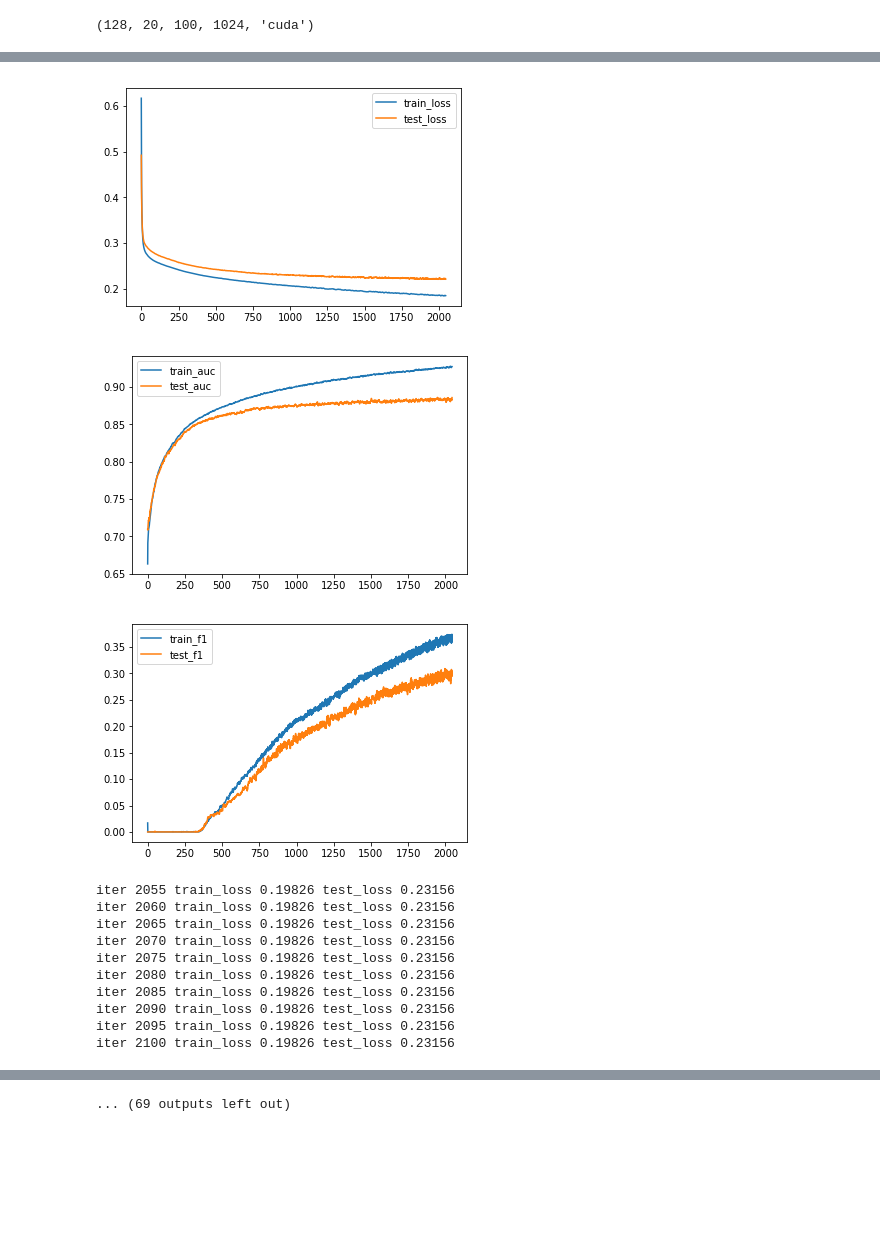
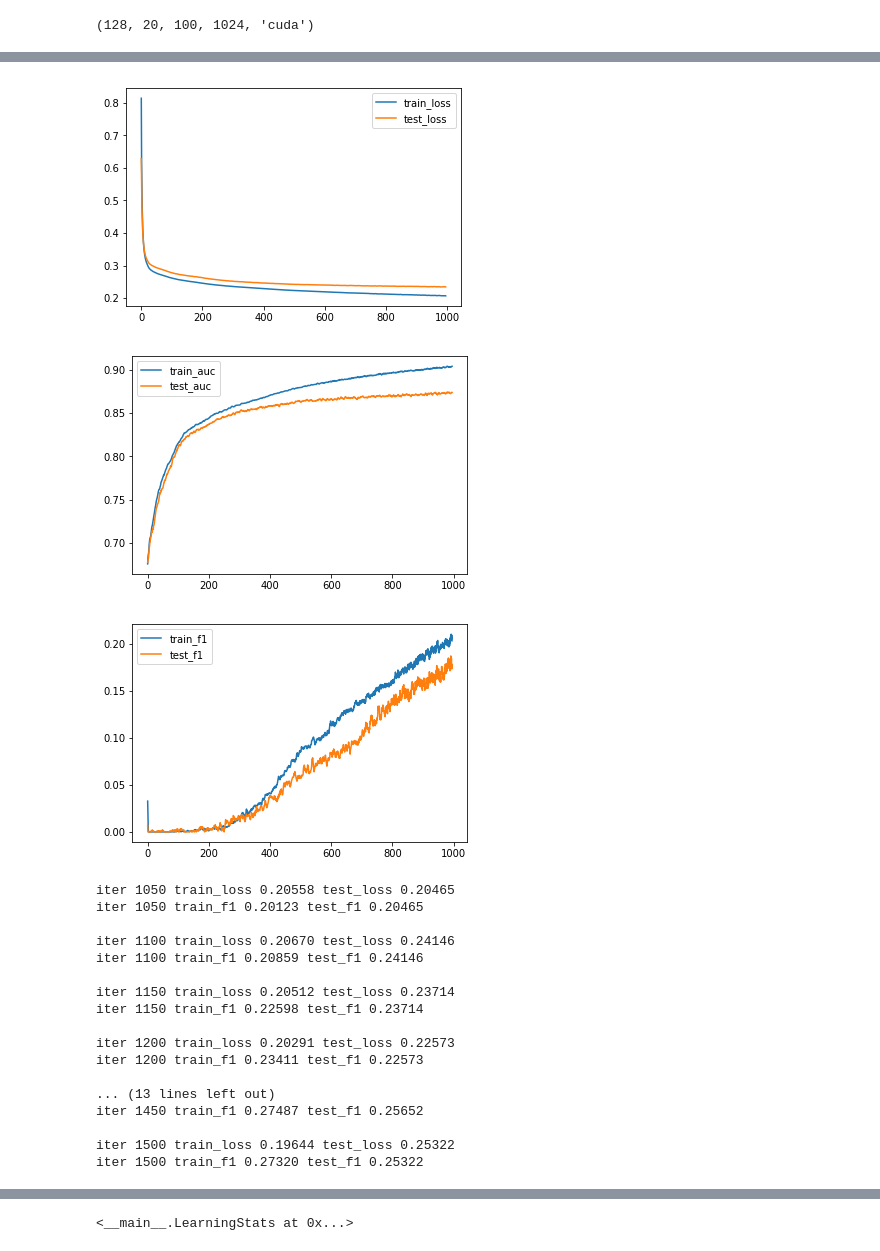
Before and after one commit to maxkvant/speech-ml-hw, a Jupyter notebook: 2/homework/main.ipynb, the cells around one changed output, grey strips where cells are left out. Drawn from its saved outputs; the diff is of its cells as text; code cells hidden in the pictures; blank space fills up the shorter version.

```diff
--- a/2/homework/main.ipynb
+++ b/2/homework/main.ipynb
@@ -180,14 +198,11 @@ class LearningStats:
         plt.legend()
         plt.show()
 # %%
-model = LibrosaFeaturesRnn(fbank_features, mfcc_features,
+model_noisy = LibrosaFeaturesRnn(fbank_features, mfcc_features,
                            hidden_size=hidden_size,
                            batch_size=batch_size)
 
-model = model.to(device)
-model
-
-stats = LearningStats()
+model_noisy = model_noisy.to(device)
 train_iter = 1
 
 
@@ -239,12 +254,9 @@ def train_model(model, X_train, y_train, X_test, y_test, batch_size, iters=100,
             test_loss = calc_loss(test_pred_both, test_pred_mfcc, y_test_tensor)
             test_loss = test_loss.cpu().detach().numpy()
 
-
             test_pred = test_pred_both.cpu().detach().numpy()
             test_score = np.exp(test_pred[:,:,1])
             train_score = np.exp(train_pred[:,:,1])
-
-
 
             stats.test_losses.append(test_loss)
             stats.train_losses.append(train_loss)
@@ -276,10 +288,12 @@ def train_model(model, X_train, y_train, X_test, y_test, batch_size, iters=100,
 
         append_stats(train_loss, pred_both, y_actual)
 
-        if train_iter % 5 == 0:
-            print("iter {} train_loss {:.5f} test_loss {:.5}".format(train_iter, train_losses[-1], test_losses[-1]))
+        if train_iter % 50 == 0:
+            print("iter {} train_loss {:.5f} test_loss {:.5}".format(train_iter, stats.train_losses[-1], stats.test_f1[-1]))
+            print("iter {} train_f1 {:.5f} test_f1 {:.5}".format(train_iter, stats.train_f1[-1], stats.test_f1[-1]))
+            print()
 
-        if train_iter % 50 == 0:
+        if train_iter % 500 == 0:
             stats.plot()
 
         train_iter += 1
@@ -372,0 +389,2 @@ iter 1150 train_loss 0.19826 test_loss 0.23156
+# %%
+X_train, X_test, y_train, y_test, snames_train, snames_test = split(data)
@@ -372,0 +395,9 @@ iter 1150 train_loss 0.19826 test_loss 0.23156
+# %%
+model_clean = LibrosaFeaturesRnn(fbank_features, mfcc_features,
+                           hidden_size=hidden_size,
+                           batch_size=batch_size)
+
+model_clean = model_clean.to(device)
+train_iter = 1
+# %%
+stats_сlean = train_model(model_clean, X_train, y_train, X_test, y_test, batch_size=batch_size, iters=1000)
@@ -373,3 +425,3 @@ iter 1150 train_loss 0.19826 test_loss 0.23156
 # %%
-train_model(model, X_train, y_train, X_test, y_test, batch_size=batch_size, iters=1000, stats=stats_noisy)
+train_model(model_clean, X_train, y_train, X_test, y_test, batch_size=batch_size, iters=1000, stats=stats_сlean)
 # %% [output]
@@ -386,13 +445,20 @@ iter 2050 train_loss 0.19826 test_loss 0.23156
-[figure, old version]
+[figure, new version]
-[figure, old version]
+[figure, new version]
-[figure, old version]
+[figure, new version]
-iter 2055 train_loss 0.19826 test_loss 0.23156
-iter 2060 train_loss 0.19826 test_loss 0.23156
-iter 2065 train_loss 0.19826 test_loss 0.23156
-iter 2070 train_loss 0.19826 test_loss 0.23156
-iter 2075 train_loss 0.19826 test_loss 0.23156
-iter 2080 train_loss 0.19826 test_loss 0.23156
-iter 2085 train_loss 0.19826 test_loss 0.23156
-iter 2090 train_loss 0.19826 test_loss 0.23156
-iter 2095 train_loss 0.19826 test_loss 0.23156
-iter 2100 train_loss 0.19826 test_loss 0.23156
+iter 1050 train_loss 0.20558 test_loss 0.20465
+iter 1050 train_f1 0.20123 test_f1 0.20465
+
+iter 1100 train_loss 0.20670 test_loss 0.24146
+iter 1100 train_f1 0.20859 test_f1 0.24146
+
+iter 1150 train_loss 0.20512 test_loss 0.23714
+iter 1150 train_f1 0.22598 test_f1 0.23714
+
+iter 1200 train_loss 0.20291 test_loss 0.22573
+iter 1200 train_f1 0.23411 test_f1 0.22573
+
+... (13 lines left out)
+iter 1450 train_f1 0.27487 test_f1 0.25652
+
+iter 1500 train_loss 0.19644 test_loss 0.25322
+iter 1500 train_f1 0.27320 test_f1 0.25322
@@ -415 +488 @@ iter 2150 train_loss 0.19826 test_loss 0.23156
-... (69 outputs left out)
+<__main__.LearningStats at 0x...>
```
Also changed, not shown: parts of 18 cells of this notebook, 1 other file.
